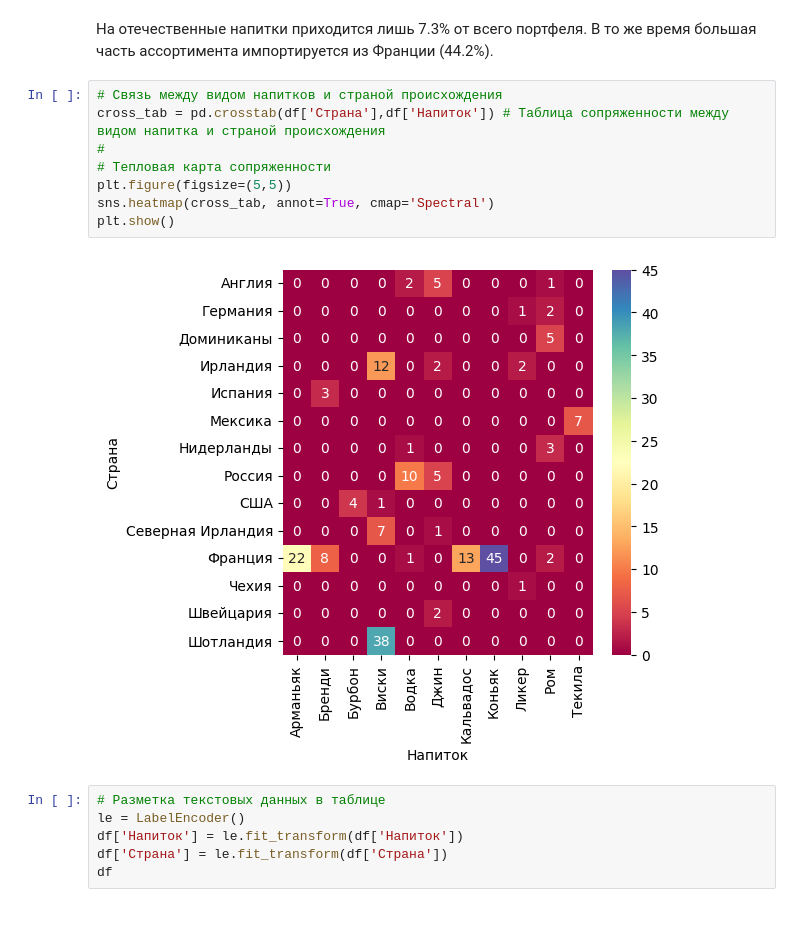
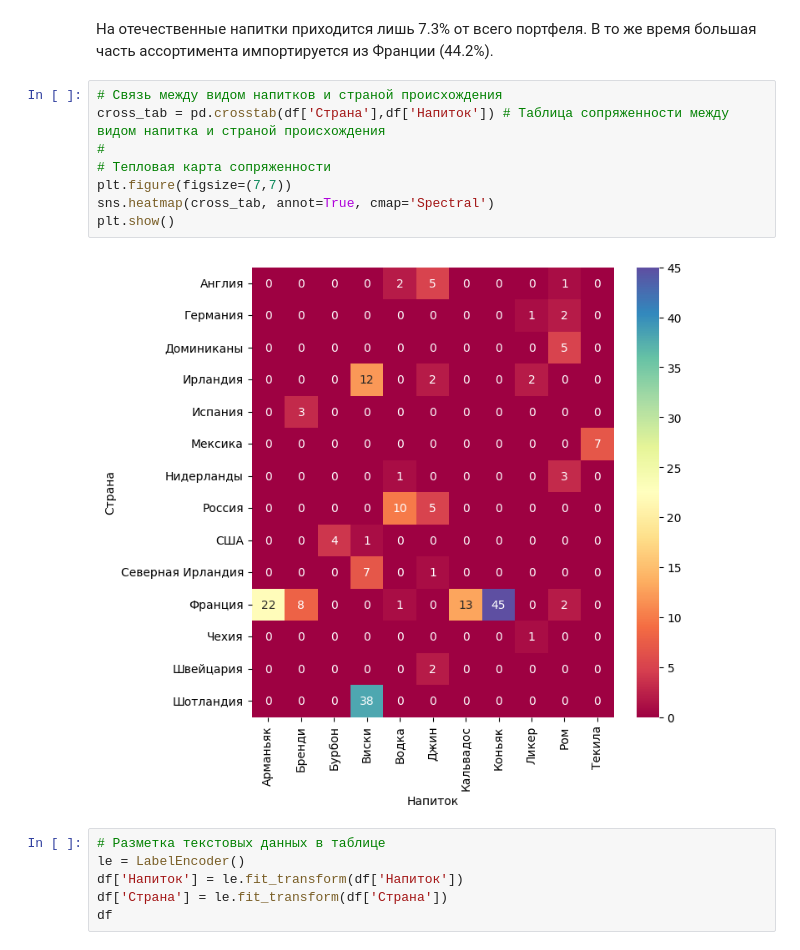
Before and after one commit to avkolchin1995/Spirits-Clustering, a Jupyter notebook: Spirits-Clustering.ipynb, the cells around one changed output. Saved outputs shown, nothing was run; the diff lists cells and outputs as text; blank space fills up the shorter version.

```diff
--- a/Spirits-Clustering.ipynb
+++ b/Spirits-Clustering.ipynb
@@ -93,13 +93,13 @@ plt.show()
 # %%
 # Связь между видом напитков и страной происхождения
 cross_tab = pd.crosstab(df['Страна'],df['Напиток']) # Таблица сопряженности между видом напитка и страной происхождения
 #
 # Тепловая карта сопряженности
-plt.figure(figsize=(5,5))
+plt.figure(figsize=(7,7))
 sns.heatmap(cross_tab, annot=True, cmap='Spectral')
 plt.show()
 # %% [output]
-[figure, old version]
+[figure, new version]
 # %%
 # Разметка текстовых данных в таблице
 le = LabelEncoder()
```
